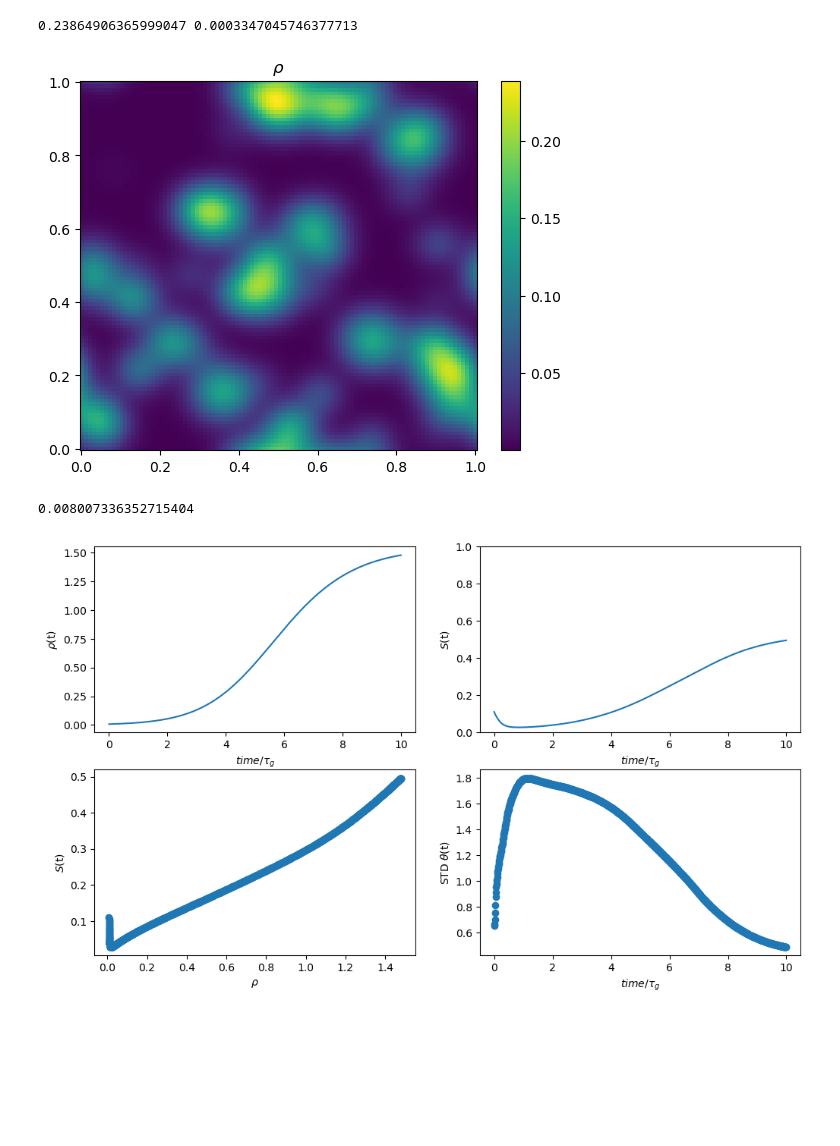
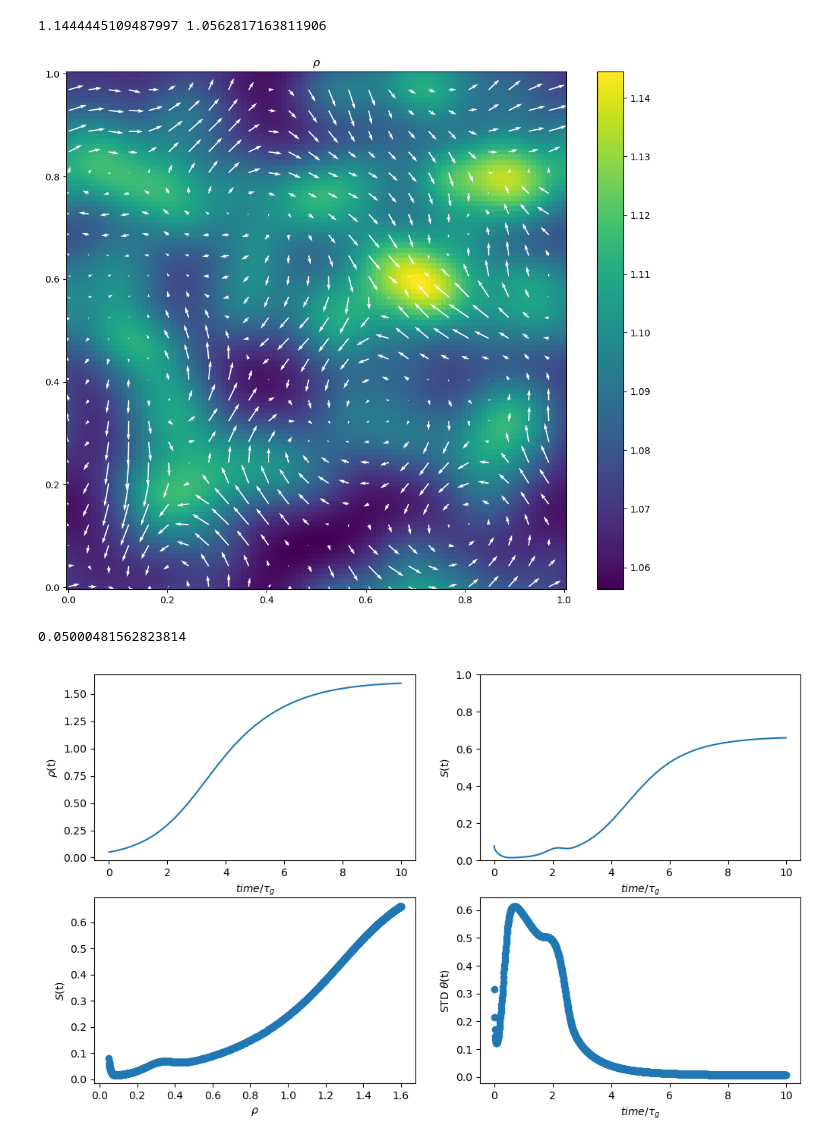
Before and after one commit to toshi-physics/myPSS, a Jupyter notebook: analysis/model_Q_v_rho/display_model_Q_v_rho.ipynb, the cells around one changed output. Cells and saved outputs as stored; diff of their text form; code cells hidden in the pictures; blank space fills up the shorter version.

```diff
--- a/analysis/model_Q_v_rho/display_model_Q_v_rho.ipynb
+++ b/analysis/model_Q_v_rho/display_model_Q_v_rho.ipynb
@@ -3,24 +3,21 @@ import numpy as np
 from matplotlib import pyplot as plt
 import json, os
 # %%
-run = 1
+run = 3
 Gamma0 = 5.00
 rhoseed = 0.16#0.9#0.16
 Pii     = 0.15
 
-lp = 0
-lq = 0
+lp = 1
+lq = 1
 ld = 2
 lc = 5
 
-datadir = '../../data/model_Q_v_rho/gamma0_{:1.1f}_rhoseed_{:1.2f}_pi_{:1.1f}/lp_{:1.2f}_lq_{:1.2f}_ld_{:1.2f}_lc_{:1.2f}/run_{:d}/'.format(Gamma0, rhoseed, Pii, lp, lq, ld, lc, run)
+pdir = '../../data/model_Q_v_rho/gamma0_{:1.1f}_rhoseed_{:1.2f}_pi_{:1.1f}/lp_{:1.2f}_lq_{:1.2f}_ld_{:1.2f}_lc_{:1.2f}/run_{:d}/'.format(Gamma0, rhoseed, Pii, lp, lq, ld, lc, run)
 
-savedir = datadir+'videos/'
+datadir = pdir+'data/'
 
-if not os.path.isdir(savedir):
-    os.mkdir(savedir)
-
-with open(datadir+'parameters.json') as jsonFile:
+with open(pdir+'parameters.json') as jsonFile:
     parameters = json.load(jsonFile)
 
 T         = parameters["T"]        # final time
@@ -50,29 +47,34 @@ times = np.arange(0, n_dump, 1)*dt_dump
 # %%
 import matplotlib.pyplot as plt
 from matplotlib.colors import LinearSegmentedColormap
 
-fig, ax=plt.subplots()
+fig, ax=plt.subplots(figsize=(12,10))
 #colors = ['#c1272d', '#eecc16','#008176','#0000a7']
 #cmap1 = LinearSegmentedColormap.from_list("mycmap", colors)
-n=190
+n=450
 
 field = np.loadtxt(datadir+'rho.csv.{:d}'.format(n), delimiter=',')
+vx = np.loadtxt(datadir+'vx.csv.{:d}'.format(n), delimiter=',')
+vy = np.loadtxt(datadir+'vy.csv.{:d}'.format(n), delimiter=',')
+p_factor = 4
+vx = pixelate(vx, p_factor)
+vy = pixelate(vy, p_factor)
 
 fmax = np.max(field); fmin=np.min(field); print(fmax, fmin)
 #ctrf = [ax.pcolormesh(xv, yv, S_sqrd[i], cmap=cmap1, vmin=0, vmax=Smax), ax.quiver(xv,yv,nx[i],ny[i], color='w')]
-ctrf = [ax.pcolormesh(xv, yv, field, vmin=fmin, vmax=fmax)]
+ctrf = [ax.pcolormesh(xv, yv, field, vmin=fmin, vmax=fmax), ax.quiver(xv[::p_factor, ::p_factor], yv[::p_factor, ::p_factor], vx[::p_factor, ::p_factor], vy[::p_factor, ::p_factor], color='w')]
 plt.colorbar(ctrf[0])
 plt.title(r"$\rho$")
 plt.show()
 # %% [output]
-0.23864906365999047 0.0003347045746377713
+1.1444445109487997 1.0562817163811906
-[figure, old version]
+[figure, new version]
 # %%
-Rho = np.loadtxt(datadir+'meanrho.csv', delimiter=',')
+Rho = np.loadtxt(pdir+'/processed_data/meanrho.csv', delimiter=',')
 print(Rho[0])
-Ssum= np.loadtxt(datadir+'meanS.csv', delimiter=',')
-stdtheta = np.loadtxt(datadir+'stdtheta.csv', delimiter=',')
-meantheta = np.loadtxt(datadir+'meantheta.csv', delimiter=',')
+Ssum= np.loadtxt(pdir+'/processed_data/meanS.csv', delimiter=',')
+stdtheta = np.loadtxt(pdir+'/processed_data/stdtheta.csv', delimiter=',')
+meantheta = np.loadtxt(pdir+'/processed_data/meantheta.csv', delimiter=',')
 fig, ax = plt.subplots(figsize=(12,7), ncols=2, nrows=2)
 ax[0,0].plot(times, Rho); ax[0,0].set_xlabel(r'$time/\tau_g$'); ax[0,0].set_ylabel(r'$\rho$(t)');
 ax[0,1].plot(times, Ssum); ax[0,1].set_xlabel(r'$time/\tau_g$'); ax[0,1].set_ylabel(r'$S$(t)');
@@ -80,5 +82,5 @@ ax[0,1].set_ylim(0,1);
 ax[1,0].scatter(Rho, Ssum); ax[1,0].set_xlabel(r'$\rho$'); ax[1,0].set_ylabel(r'$S$(t)');
 ax[1,1].scatter(times, stdtheta); ax[1,1].set_xlabel(r'$time/\tau_g$'); ax[1,1].set_ylabel(r'STD $\theta$(t)');
 # %% [output]
-0.008007336352715404
+0.05000481562823814
-[figure, old version]
+[figure, new version]
```
Also changed, not shown: parts of 3 cells of this notebook, 4 other files.
